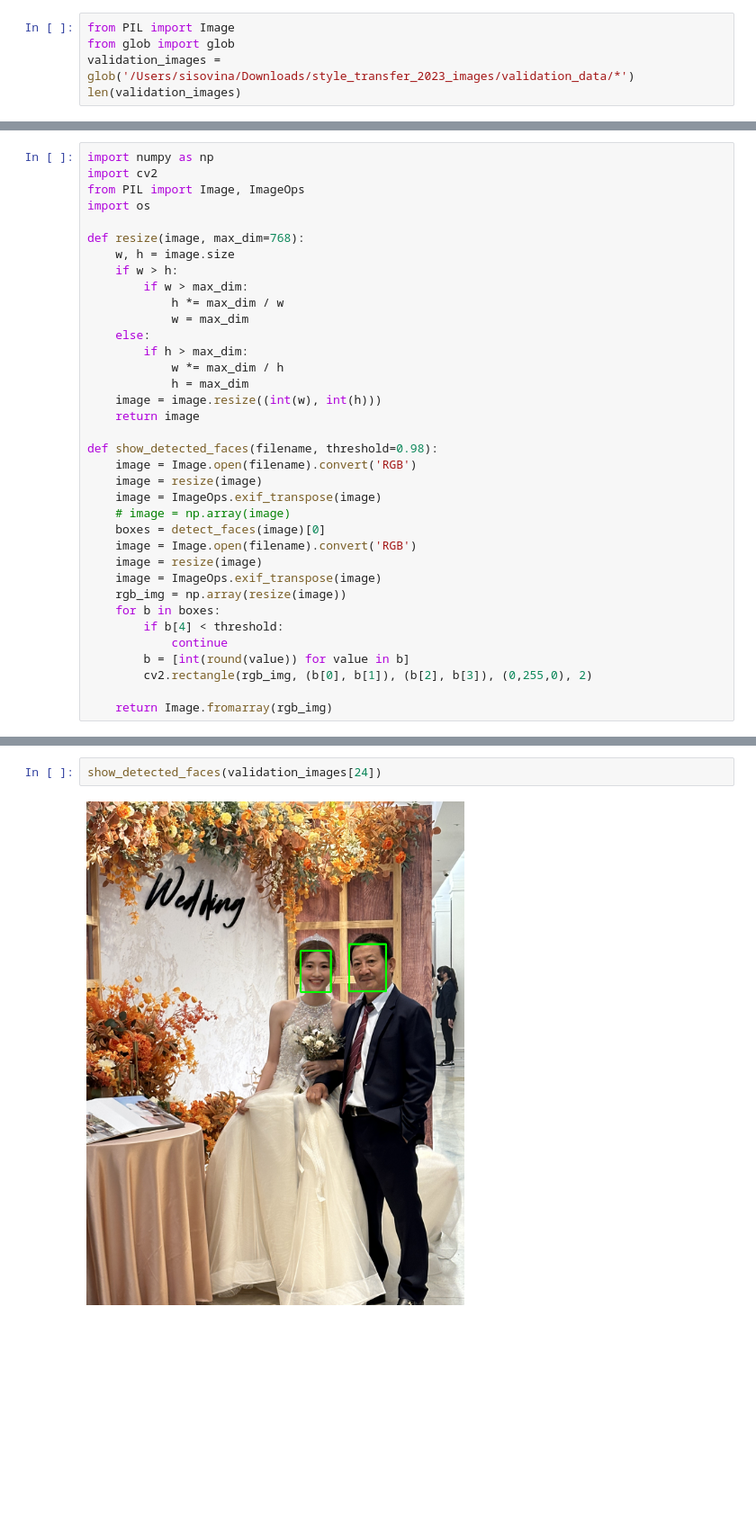
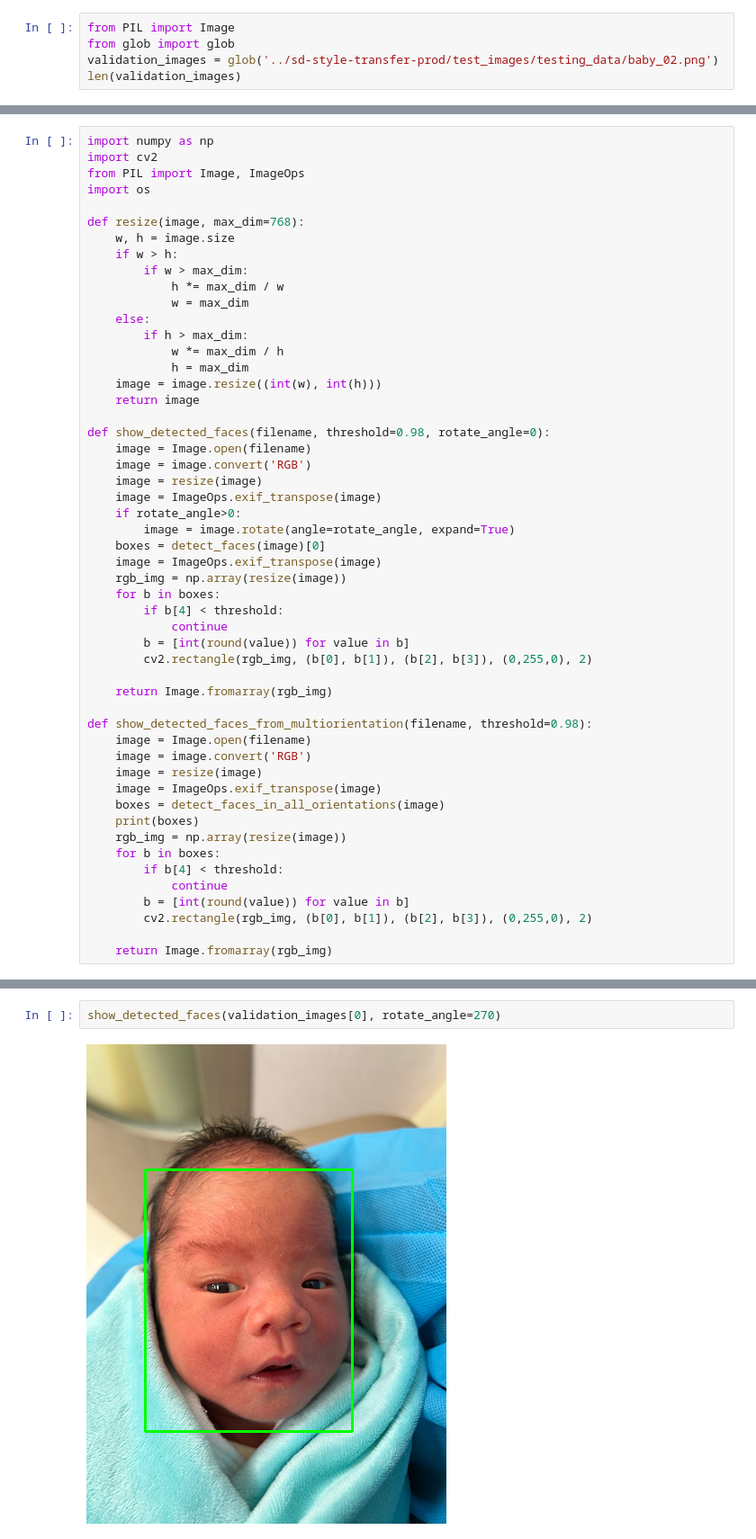
Before and after one commit to cardinalblue/mtcnn-pytorch, a Jupyter notebook: notebooks/testing.ipynb, the cells around one changed output, grey strips where cells are left out. Shown at 90% size. Cells and saved outputs as stored; diff of their text form; blank space fills up the shorter version.

Commit message:
add multi-orientation detection

```diff
--- a/notebooks/testing.ipynb
+++ b/notebooks/testing.ipynb
@@ -13,6 +13,6 @@ from mtcnn.detector import detect_faces
 # %%
 from PIL import Image
 from glob import glob
-validation_images = glob('/Users/sisovina/Downloads/style_transfer_2023_images/validation_data/*')
+validation_images = glob('../sd-style-transfer-prod/test_images/testing_data/baby_02.png')
 len(validation_images)
 # %% [output]
@@ -36,14 +36,14 @@ def resize(image, max_dim=768):
     image = image.resize((int(w), int(h)))
     return image
 
-def show_detected_faces(filename, threshold=0.98):
-    image = Image.open(filename).convert('RGB')
+def show_detected_faces(filename, threshold=0.98, rotate_angle=0):
+    image = Image.open(filename)
+    image = image.convert('RGB')
     image = resize(image)
     image = ImageOps.exif_transpose(image)
-    # image = np.array(image)
+    if rotate_angle>0:
+        image = image.rotate(angle=rotate_angle, expand=True)
     boxes = detect_faces(image)[0]
-    image = Image.open(filename).convert('RGB')
-    image = resize(image)
     image = ImageOps.exif_transpose(image)
     rgb_img = np.array(resize(image))
     for b in boxes:
@@ -53,3 +53,19 @@ def show_detected_faces(filename, threshold=0.98):
         cv2.rectangle(rgb_img, (b[0], b[1]), (b[2], b[3]), (0,255,0), 2)
 
     return Image.fromarray(rgb_img)
+
+def show_detected_faces_from_multiorientation(filename, threshold=0.98):
+    image = Image.open(filename)
+    image = image.convert('RGB')
+    image = resize(image)
+    image = ImageOps.exif_transpose(image)
+    boxes = detect_faces_in_all_orientations(image)
+    print(boxes)
+    rgb_img = np.array(resize(image))
+    for b in boxes:
+        if b[4] < threshold:
+            continue
+        b = [int(round(value)) for value in b]
+        cv2.rectangle(rgb_img, (b[0], b[1]), (b[2], b[3]), (0,255,0), 2)
+
+    return Image.fromarray(rgb_img)
@@ -56,4 +78,4 @@ def show_detected_faces(filename, threshold=0.98):
 # %%
-show_detected_faces(validation_images[24])
+show_detected_faces(validation_images[0], rotate_angle=270)
 # %% [output]
-[figure, old version]
+[figure, new version]
```
Also changed, not shown: parts of 5 cells of this notebook, 2 other files.
